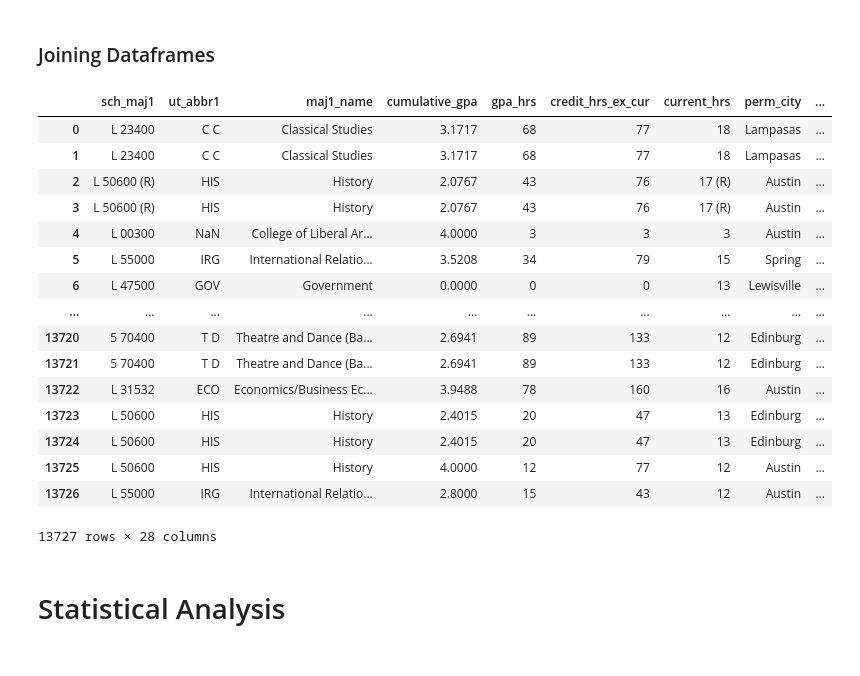
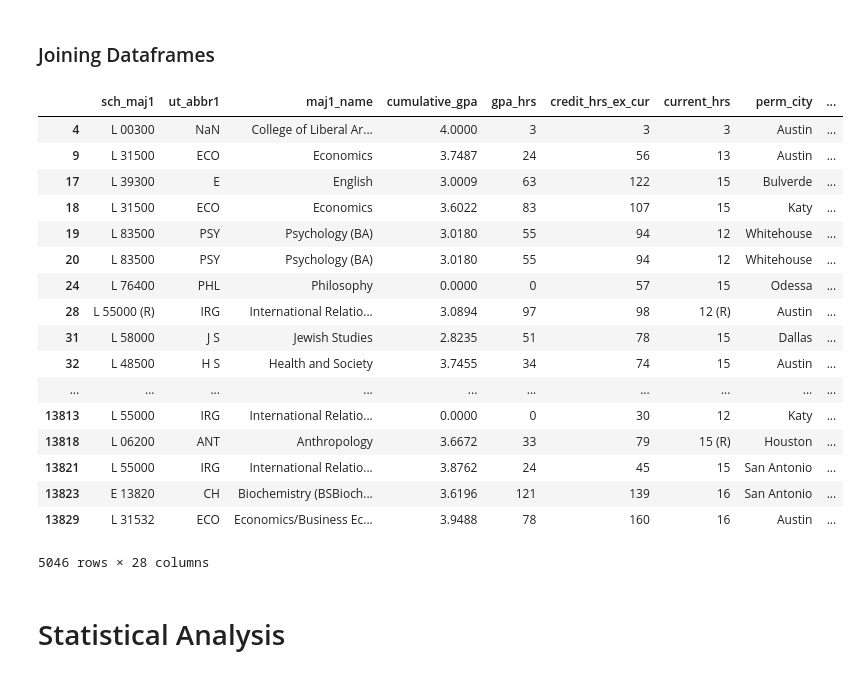
Before and after one commit to ethantenison/UT_Lab-Matching-, a Jupyter notebook: matching_ut_researchlab.ipynb, the cells around one changed output. Saved outputs shown, nothing was run; the diff lists cells and outputs as text; code cells hidden in the pictures.

```diff
--- a/matching_ut_researchlab.ipynb
+++ b/matching_ut_researchlab.ipynb
@@ -114,6 +116,11 @@ df = df.drop(['numerator','denominator'], axis = 1)
 df = df[df['perm_state'] == 'TX']
 df['high_school'] = df['high_school'].str.replace('\d+', '')
 df['high_school'] = df['high_school'].str.replace(r" \(.*\)", '')
+df['high_school'] = df['high_school'].str.replace('hs', 'High School')
+df['high_school'] = df['high_school'].str.replace('h s', 'High School')
+df['high_school'] = df['high_school'].str.replace('HS', 'High School')
+df['high_school'] = df['high_school'].str.replace('H S', 'High School')
+df['high_school'] = df['high_school'].str.replace('Hs', 'High School')
 df
 # %% [output]
 |  | sch_maj1 | ut_abbr1 | maj1_name | cumulative_gpa | gpa_hrs | credit_hrs_ex_cur | current_hrs | perm_city | ... |
@@ -241,36 +249,43 @@ See the caveats in the documentation: https://pandas.pydata.org/pandas-docs/stab
 # %% [markdown]
 ### Joining Dataframes
 # %%
+df.loc[(df.high_school == 'Anderson'),'high_school']= 'Anderson High School'
+
 joined = pd.merge(df,
                  texas[['name', 'popestimate2018']],
                  left_on= 'perm_city',
                  right_on= 'name',
                  how = 'left')
 joined = pd.merge(joined,
                  hs_ratings,
                  left_on = 'high_school',
                  right_on = 'campname',
                  how = 'left')
 
-joined
+
+pd.set_option("display.max_rows", 100)
+pd.set_option('display.min_rows', 100)
+null_data = joined[joined['c_rating'].isnull()]
+null_data
 # %% [output]
 |  | sch_maj1 | ut_abbr1 | maj1_name | cumulative_gpa | gpa_hrs | credit_hrs_ex_cur | current_hrs | perm_city | ... |
-| 0 | L 23400 | C C | Classical Studies | 3.1717 | 68 | 77 | 18 | Lampasas | ... |
-| 1 | L 23400 | C C | Classical Studies | 3.1717 | 68 | 77 | 18 | Lampasas | ... |
-| 2 | L 50600 (R) | HIS | History | 2.0767 | 43 | 76 | 17 (R) | Austin | ... |
-| 3 | L 50600 (R) | HIS | History | 2.0767 | 43 | 76 | 17 (R) | Austin | ... |
 | 4 | L 00300 | NaN | College of Liberal Ar... | 4.0000 | 3 | 3 | 3 | Austin | ... |
-| 5 | L 55000 | IRG | International Relatio... | 3.5208 | 34 | 79 | 15 | Spring | ... |
-| 6 | L 47500 | GOV | Government | 0.0000 | 0 | 0 | 13 | Lewisville | ... |
+| 9 | L 31500 | ECO | Economics | 3.7487 | 24 | 56 | 13 | Austin | ... |
+| 17 | L 39300 | E | English | 3.0009 | 63 | 122 | 15 | Bulverde | ... |
+| 18 | L 31500 | ECO | Economics | 3.6022 | 83 | 107 | 15 | Katy | ... |
+| 19 | L 83500 | PSY | Psychology (BA) | 3.0180 | 55 | 94 | 12 | Whitehouse | ... |
+| 20 | L 83500 | PSY | Psychology (BA) | 3.0180 | 55 | 94 | 12 | Whitehouse | ... |
+| 24 | L 76400 | PHL | Philosophy | 0.0000 | 0 | 57 | 15 | Odessa | ... |
+| 28 | L 55000 (R) | IRG | International Relatio... | 3.0894 | 97 | 98 | 12 (R) | Austin | ... |
+| 31 | L 58000 | J S | Jewish Studies | 2.8235 | 51 | 78 | 15 | Dallas | ... |
+| 32 | L 48500 | H S | Health and Society | 3.7455 | 34 | 74 | 15 | Austin | ... |
 | ... | ... | ... | ... | ... | ... | ... | ... | ... | ... |
-| 13720 | 5 70400 | T D | Theatre and Dance (Ba... | 2.6941 | 89 | 133 | 12 | Edinburg | ... |
-| 13721 | 5 70400 | T D | Theatre and Dance (Ba... | 2.6941 | 89 | 133 | 12 | Edinburg | ... |
-| 13722 | L 31532 | ECO | Economics/Business Ec... | 3.9488 | 78 | 160 | 16 | Austin | ... |
-| 13723 | L 50600 | HIS | History | 2.4015 | 20 | 47 | 13 | Edinburg | ... |
-| 13724 | L 50600 | HIS | History | 2.4015 | 20 | 47 | 13 | Edinburg | ... |
-| 13725 | L 50600 | HIS | History | 4.0000 | 12 | 77 | 12 | Austin | ... |
-| 13726 | L 55000 | IRG | International Relatio... | 2.8000 | 15 | 43 | 12 | Austin | ... |
+| 13813 | L 55000 | IRG | International Relatio... | 0.0000 | 0 | 30 | 12 | Katy | ... |
+| 13818 | L 06200 | ANT | Anthropology | 3.6672 | 33 | 79 | 15 (R) | Houston | ... |
+| 13821 | L 55000 | IRG | International Relatio... | 3.8762 | 24 | 45 | 15 | San Antonio | ... |
+| 13823 | E 13820 | CH | Biochemistry (BSBioch... | 3.6196 | 121 | 139 | 16 | San Antonio | ... |
+| 13829 | L 31532 | ECO | Economics/Business Ec... | 3.9488 | 78 | 160 | 16 | Austin | ... |
-13727 rows × 28 columns
+5046 rows × 28 columns
 # %% [markdown]
 # Statistical Analysis
 # %%
```
Also changed, not shown: parts of 2 cells of this notebook, 2 other files.
